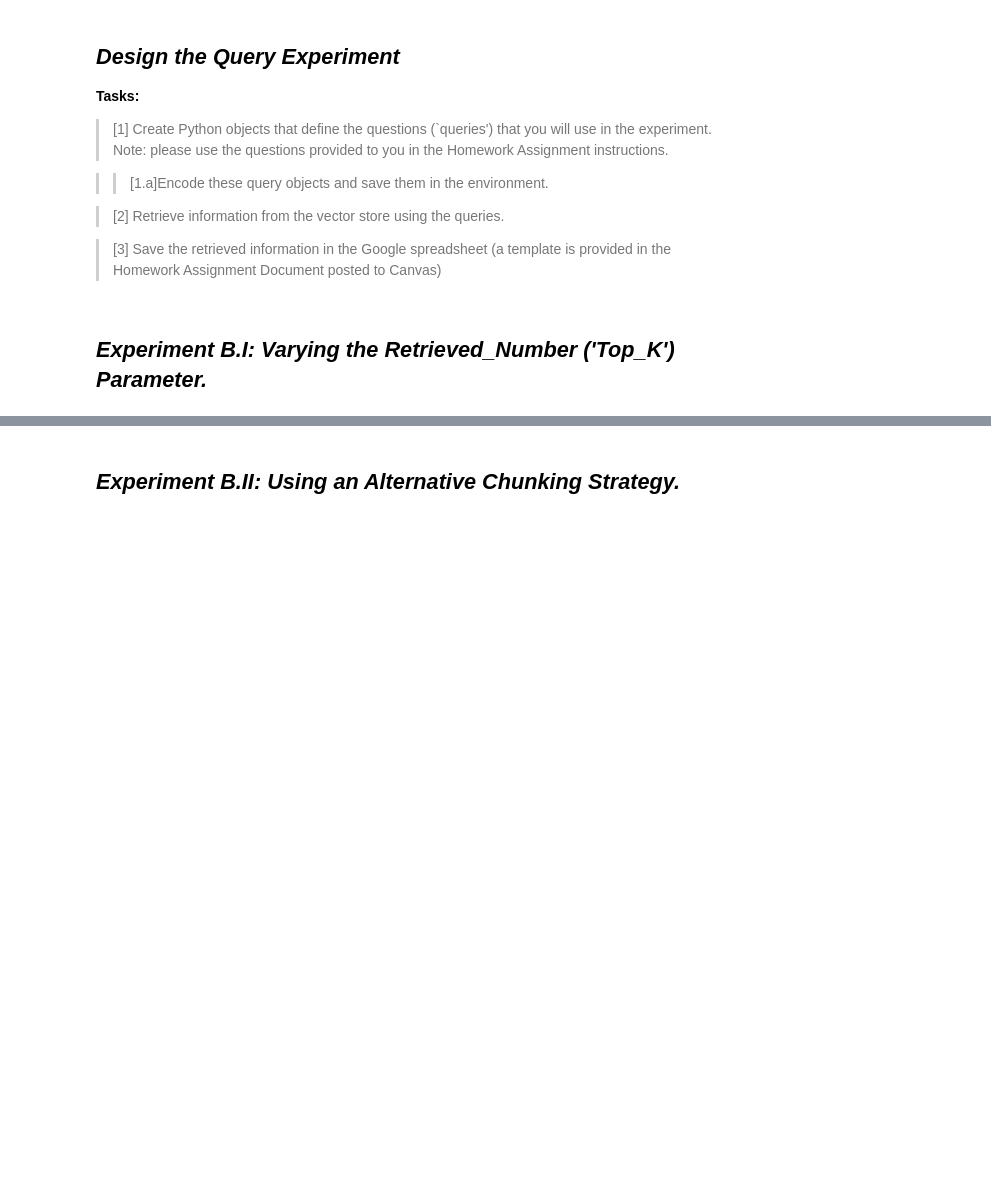
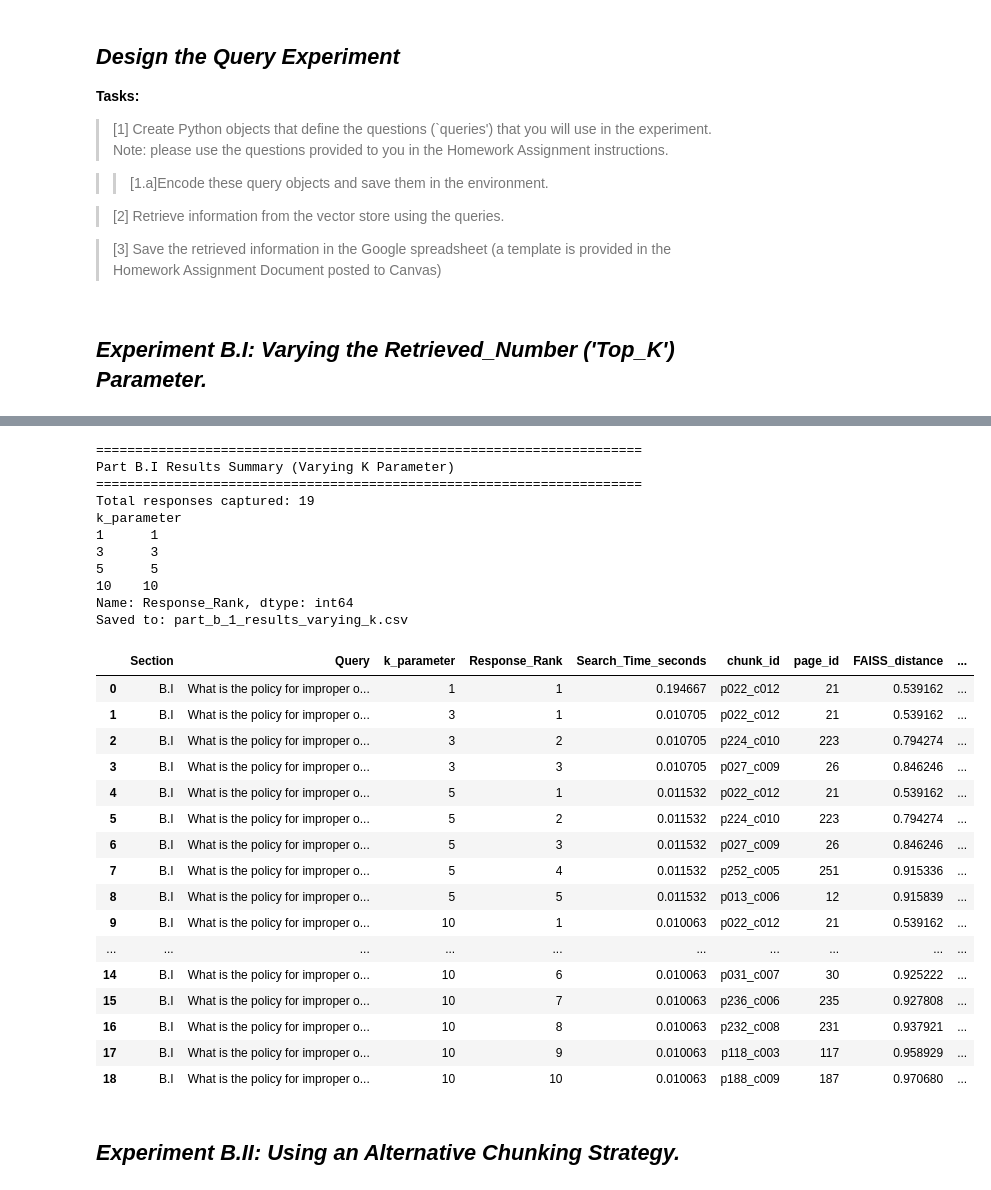
Before and after one commit to Lksimpson/GenAI-Lab-HW2, a Jupyter notebook: HW02_notebook.ipynb, the cells around one changed output, grey strips where cells are left out. Cells and saved outputs as stored; diff of their text form; code cells hidden in the pictures; blank space fills up the shorter version.

```diff
--- a/HW02_notebook.ipynb
+++ b/HW02_notebook.ipynb
@@ -1149,3 +1149,5 @@ Saved CSV: part_a_results_table_faiss.csv
 ## *Experiment B.I: Varying the Retrieved_Number ('Top_K') Parameter.*
 # %%
 # Define the query chosen for the experiment.
+
+part_b_query = "What is the policy for improper or illegal communications?"
@@ -1157,0 +1154,13 @@ Saved CSV: part_a_results_table_faiss.csv
+# %%
+# Define the k values to test
+k_values = [1, 3, 5, 10]
+
+print(f"Query: {part_b_query}")
+print(f"Testing query with k values: {k_values}")
+
+# Verify vector store is available
+if "vector_store" not in globals():
+    raise ValueError("vector_store not found. Run Part A FAISS setup first.")
+
+# Store results from Part B.I experiment
+part_b_1_results = {}
@@ -1158,2 +1214,65 @@ Saved CSV: part_a_results_table_faiss.csv
+# %%
+# Save the input and output from the vector store
+part_b_1_rows = []
+
+for k, data in part_b_1_results.items():
+    results = data["results"]
+    search_time = data["search_time"]
+
+    for rank, (doc_obj, score) in enumerate(results, start=1):
+        part_b_1_rows.append(
+            {
+                "Section": "B.I",
+                "Query": part_b_query,
+                "k_parameter": k,
+                "Response_Rank": rank,
+                "Search_Time_seconds": search_time,
+                "chunk_id": doc_obj.metadata.get("chunk_id"),
+                "page_id": doc_obj.metadata.get("page_id"),
+                "FAISS_distance": float(score),
+                "Response_Text": doc_obj.page_content,
+            }
+        )
+
+part_b_1_df = pd.DataFrame(part_b_1_rows)
+part_b_1_df.to_csv("part_b_1_results_varying_k.csv", index=False)
+
+print("\n" + "=" * 70)
+print("Part B.I Results Summary (Varying K Parameter)")
+print("=" * 70)
+print(f"Total responses captured: {len(part_b_1_df)}")
+print(part_b_1_df.groupby("k_parameter")["Response_Rank"].count())
+print("Saved to: part_b_1_results_varying_k.csv")
+
+part_b_1_df
+# %% [output]
+======================================================================
+Part B.I Results Summary (Varying K Parameter)
+======================================================================
+Total responses captured: 19
+k_parameter
+1      1
+3      3
+5      5
+10    10
+Name: Response_Rank, dtype: int64
+Saved to: part_b_1_results_varying_k.csv
+|  | Section | Query | k_parameter | Response_Rank | Search_Time_seconds | chunk_id | page_id | FAISS_distance | ... |
+| 0 | B.I | What is the policy for improper o... | 1 | 1 | 0.194667 | p022_c012 | 21 | 0.539162 | ... |
+| 1 | B.I | What is the policy for improper o... | 3 | 1 | 0.010705 | p022_c012 | 21 | 0.539162 | ... |
+| 2 | B.I | What is the policy for improper o... | 3 | 2 | 0.010705 | p224_c010 | 223 | 0.794274 | ... |
+| 3 | B.I | What is the policy for improper o... | 3 | 3 | 0.010705 | p027_c009 | 26 | 0.846246 | ... |
+| 4 | B.I | What is the policy for improper o... | 5 | 1 | 0.011532 | p022_c012 | 21 | 0.539162 | ... |
+| 5 | B.I | What is the policy for improper o... | 5 | 2 | 0.011532 | p224_c010 | 223 | 0.794274 | ... |
+| 6 | B.I | What is the policy for improper o... | 5 | 3 | 0.011532 | p027_c009 | 26 | 0.846246 | ... |
+| 7 | B.I | What is the policy for improper o... | 5 | 4 | 0.011532 | p252_c005 | 251 | 0.915336 | ... |
+| 8 | B.I | What is the policy for improper o... | 5 | 5 | 0.011532 | p013_c006 | 12 | 0.915839 | ... |
+| 9 | B.I | What is the policy for improper o... | 10 | 1 | 0.010063 | p022_c012 | 21 | 0.539162 | ... |
+| ... | ... | ... | ... | ... | ... | ... | ... | ... | ... |
+| 14 | B.I | What is the policy for improper o... | 10 | 6 | 0.010063 | p031_c007 | 30 | 0.925222 | ... |
+| 15 | B.I | What is the policy for improper o... | 10 | 7 | 0.010063 | p236_c006 | 235 | 0.927808 | ... |
+| 16 | B.I | What is the policy for improper o... | 10 | 8 | 0.010063 | p232_c008 | 231 | 0.937921 | ... |
+| 17 | B.I | What is the policy for improper o... | 10 | 9 | 0.010063 | p118_c003 | 117 | 0.958929 | ... |
+| 18 | B.I | What is the policy for improper o... | 10 | 10 | 0.010063 | p188_c009 | 187 | 0.970680 | ... |
 # %% [markdown]
 ## *Experiment B.II: Using an Alternative Chunking Strategy.*
```
Also changed, not shown: parts of 29 cells of this notebook, 8 other files.
